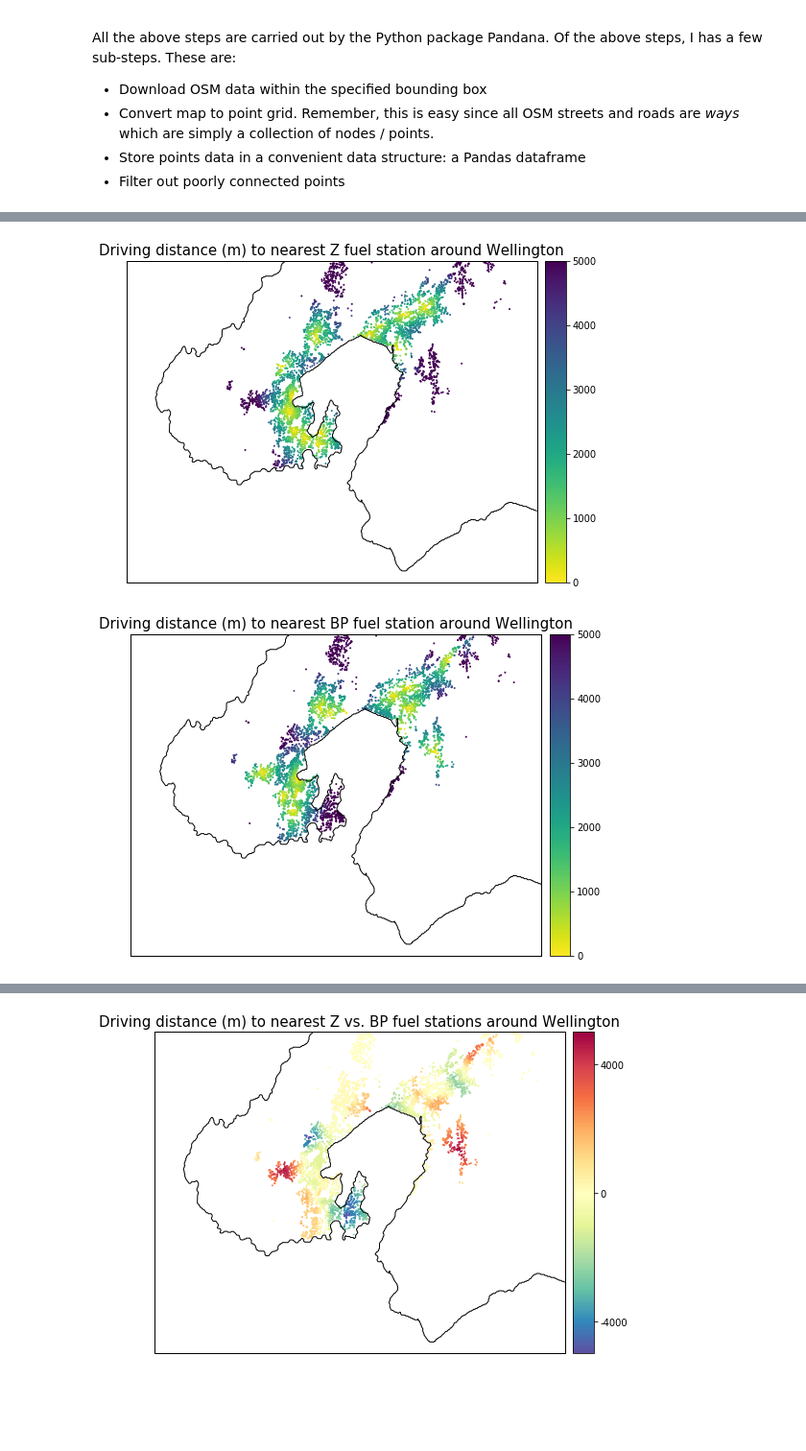
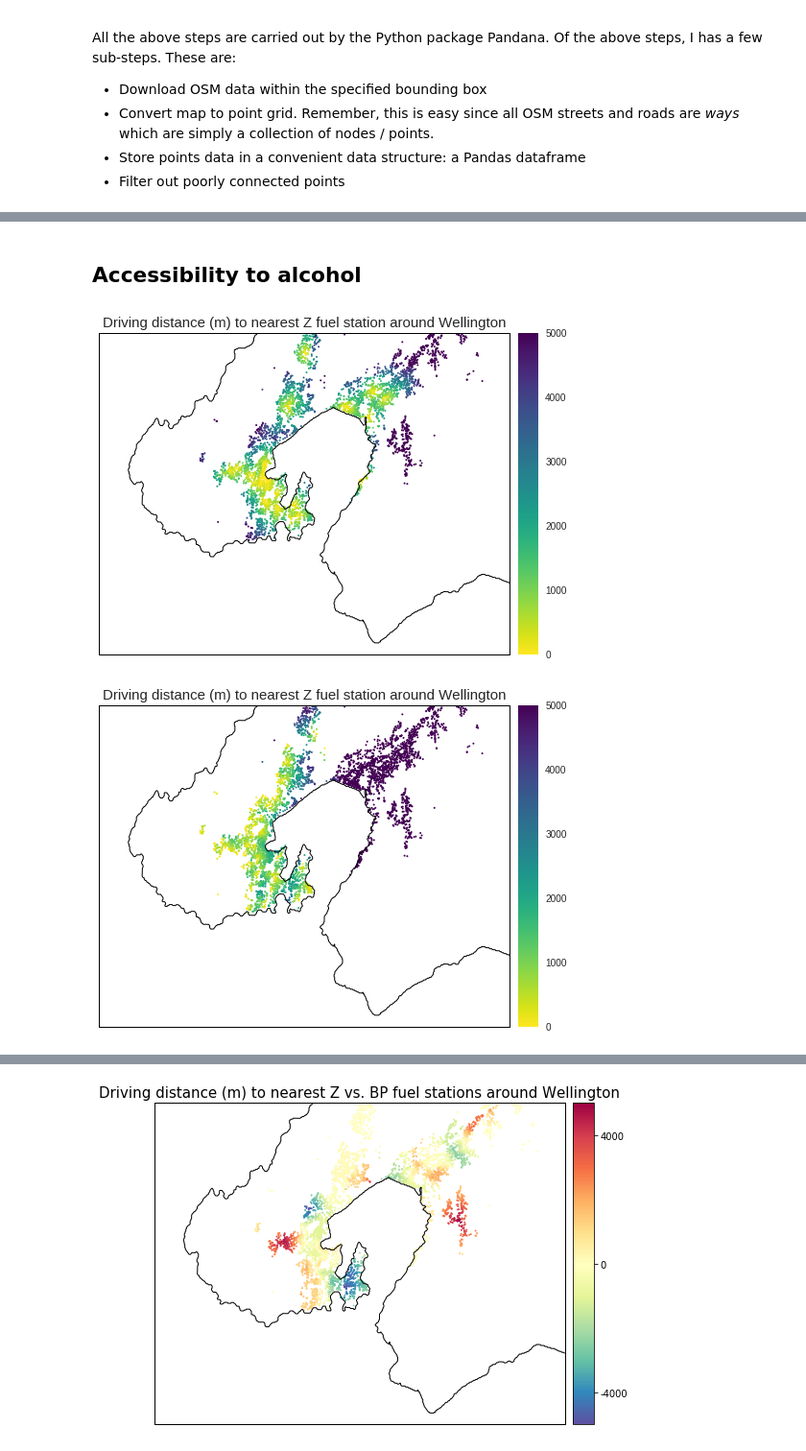
Before and after one commit to shriv/playground-pubs, a Jupyter notebook: Playgrounds vs Pubs.ipynb, the cells around one changed output, grey strips where cells are left out. Shown at 96% size. Cells and saved outputs as stored; diff of their text form; code cells hidden in the pictures; blank space fills up the shorter version.

Commit message:
Added geopandas and pandana functions from fuel stations repo. Finished first round of parks vs playground accessibility in Wellington

```diff
--- a/Playgrounds vs Pubs.ipynb
+++ b/Playgrounds vs Pubs.ipynb
@@ -79,15 +89,12 @@ alcohol_nodes.head(5)
 # %%
-# What types of entitities do we want to get? Currently restricted to amenities
-tags = ['alcohol', 'pub', 'bar']
+reload(dp)
+# What types of entitities do we want to get?
 objects = ['way'] # like way, node, relation
-entities = ['shop', 'amenity']
+
 # Generate the query string
 compactOverpassQLstring = dp.generate_overpass_query(tags, objects, osm_bbox, entities)
 
 # Store ways as df
 osmdf_ways = dp.get_osm_data(compactOverpassQLstring, osm_bbox)
-alcohol_ways = (osmdf[['id', 'lat', 'lon', 'name', 'amenity', 'type']]
-                .sort_values(['lat', 'lon'])
-                .reset_index()
-                .drop(columns='index'))
+alcohol_ways = osmdf_ways[['id', 'lat', 'lon', 'name', 'amenity', 'type', 'nodes']]
 alcohol_ways.head(5)
@@ -109 +111,13 @@ osmdf.shape
+# %%
+# Doesn't get the pubs, bars and shops without a name. Need to do a fillna()
+# And check that the NAs are legit businesses
+alcohol_ways_nodes = (osmdf_ways_clean
+                      .merge(alcohol_ways[['id', 'amenity', 'name']]
+                             .drop_duplicates(), left_on='way_id', right_on='id')
+                      .groupby(['way_id', 'name', 'amenity', 'type'])
+                      .agg({'lat': 'mean', 'lon': 'mean' })
+                      .reset_index()
+                      .rename(columns={'way_id': 'id'}))
+# %%
+alcohol_pois = pd.concat([alcohol_nodes, alcohol_ways_nodes])
 # %%
@@ -153,6 +218,5 @@ bmap_kwargs={'epsg':'2193','resolution':'f'}
 plot_kwargs={'cmap':'viridis_r','s':4,'edgecolor':'none'}
 # %%
 # Generate accessibility network
-network = na.get_pandana_network(osm_bbox, impedance=distance)
-z_accessibility = na.get_accessibility(network, z_stations, distance=distance, num_pois=num_pois)
-bp_accessibility = na.get_accessibility(network, bp_stations, distance=distance, num_pois=num_pois)
+network = aa.get_pandana_network(osm_bbox, impedance=distance)
+alco_accessibility = aa.get_accessibility(network, alcohol_pois, distance=distance, num_pois=num_pois)
@@ -170,13 +225,14 @@ The northern peripheries of the map (e.g. Taita north on the Lower Hutt side and
+# %% [markdown]
+## Accessibility to alcohol
 # %%
 # Plot driving accessibility for Z stations
-na.plot_accessibility(network, z_accessibility[n], osm_bbox,
+aa.plot_accessibility(network, alco_accessibility[n], osm_bbox,
                       fig_kwargs=fig_kwargs, plot_kwargs=plot_kwargs, bmap_kwargs=bmap_kwargs)
 # %% [output]
-[figure, old version]
+[figure, new version]
 # %%
-# Plot driving accessibility for BP stations
-na.plot_accessibility(network, bp_accessibility[n], osm_bbox,
-                      amenity_type='BP fuel station',
+# Plot driving accessibility for Z stations
+aa.plot_accessibility(network, park_accessibility[n], osm_bbox,
                       fig_kwargs=fig_kwargs, plot_kwargs=plot_kwargs, bmap_kwargs=bmap_kwargs)
 # %% [output]
-[figure, old version]
+[figure, new version]
```
Also changed, not shown: parts of 20 cells of this notebook, 1 other file.
